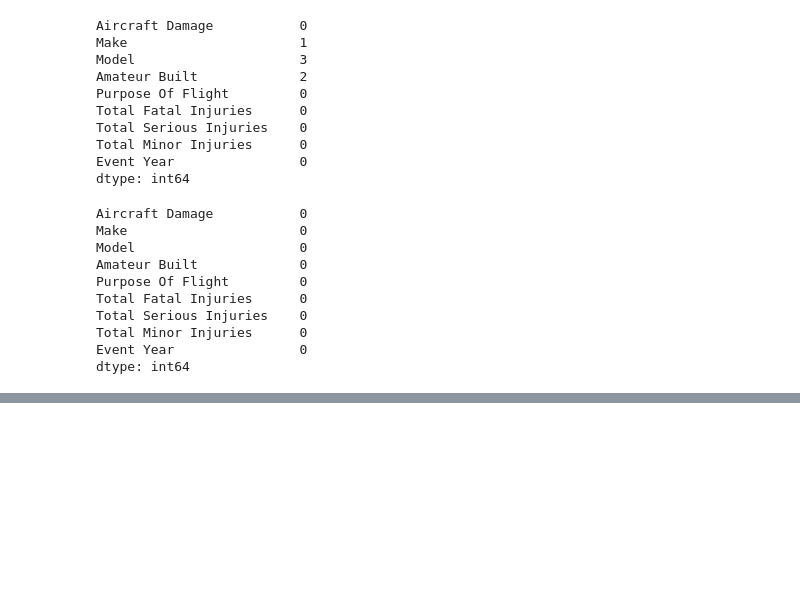
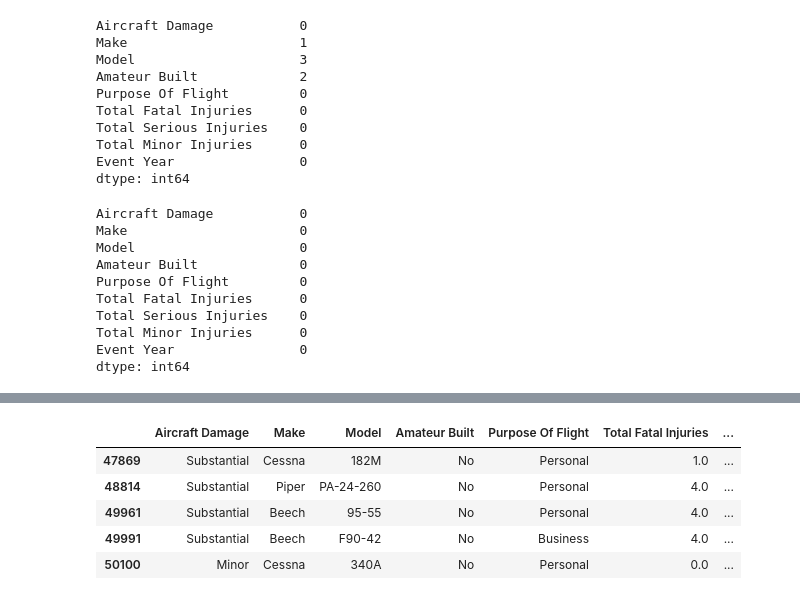
Before and after one commit to silver032/dsc-aviation_market_entry, a Jupyter notebook: aviation_market_entry_analysis.ipynb, the cells around one changed output, grey strips where cells are left out. Saved outputs shown, nothing was run; the diff lists cells and outputs as text; code cells hidden in the pictures; blank space fills up the shorter version.

```diff
--- a/aviation_market_entry_analysis.ipynb
+++ b/aviation_market_entry_analysis.ipynb
@@ -371,0 +378,10 @@ ax.set_yticks(np.arange(0,3500,250));
+# %%
+df_most_accidents = df[df['Make'].isin(X)]
+df_most_accidents.head()
+# %% [output]
+|  | Aircraft Damage | Make | Model | Amateur Built | Purpose Of Flight | Total Fatal Injuries | ... |
+| 47869 | Substantial | Cessna | 182M | No | Personal | 1.0 | ... |
+| 48814 | Substantial | Piper | PA-24-260 | No | Personal | 4.0 | ... |
+| 49961 | Substantial | Beech | 95-55 | No | Personal | 4.0 | ... |
+| 49991 | Substantial | Beech | F90-42 | No | Business | 4.0 | ... |
+| 50100 | Minor | Cessna | 340A | No | Personal | 0.0 | ... |
```
Also changed, not shown: parts of 9 cells of this notebook.
